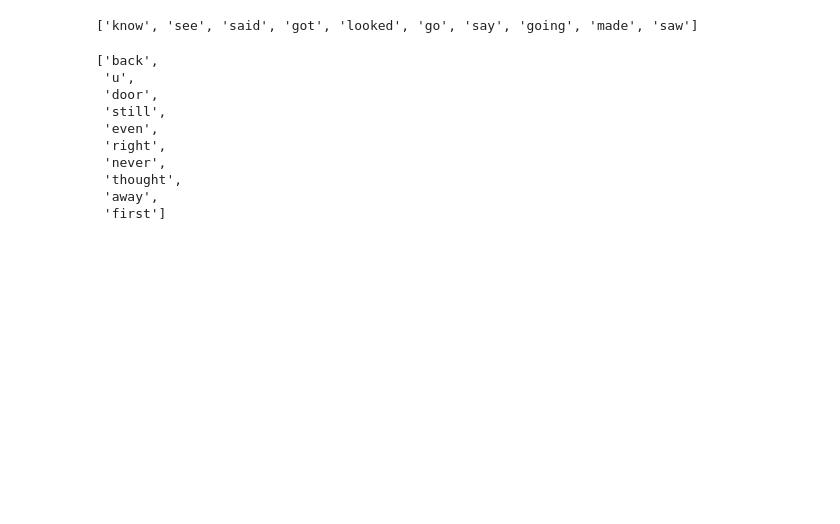
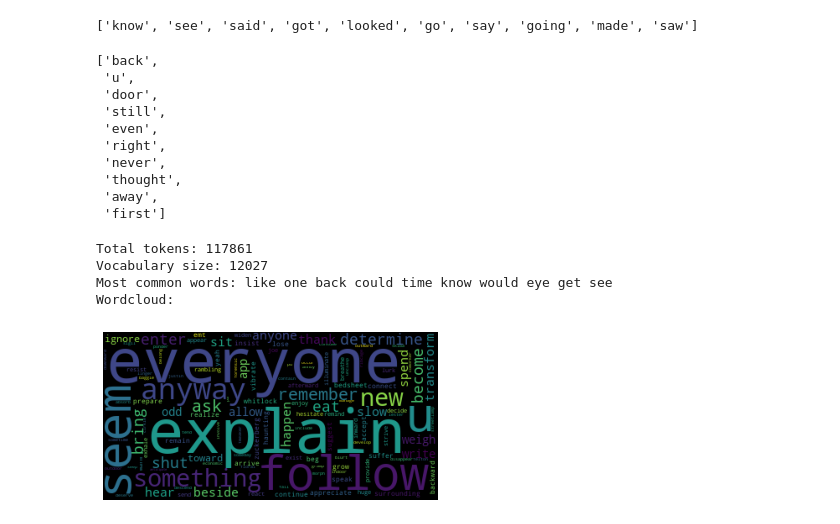
Before and after one commit to jpurquico/portfolio, a Jupyter notebook: reddit_corpus.ipynb, the cells around one changed output. Drawn from its saved outputs; the diff is of its cells as text; code cells hidden in the pictures; blank space fills up the shorter version.

Commit message:
added wordclouds

```diff
--- a/reddit_corpus.ipynb
+++ b/reddit_corpus.ipynb
@@ -254,3 +258,28 @@ sorted(modifier_dict, key=modifier_dict.get, reverse=True)[:10]
  'thought',
  'away',
  'first']
+# %%
+from collections import Counter
+import matplotlib.pyplot as plt
+from wordcloud import WordCloud
+
+def corpus_info(vocab):
+    #counter = Counter(word.lower() for word in corpus.words())
+    print("Total tokens:", sum(list(vocab.values())))
+    print("Vocabulary size:", len(vocab))
+    #print("Number of documents:", len(corpus.fileids()))
+    print("Most common words:", " ".join(sorted(vocab, key=vocab.get, reverse=True)[:10]))
+    #print("Most common words excluding stopwords:", " ".join([pair[0] for pair in counter.most_common(500) if pair[0].isalpha() and pair[0].lower() not in stopwords_set][:10]))
+    print("Wordcloud:")
+    wordcloud = WordCloud(stopwords = stopwords.words('english')).generate(" ".join(vocab.keys()))
+    plt.imshow(wordcloud)
+    plt.axis("off")
+    plt.show()
+# %%
+corpus_info(vocab)
+# %% [output]
+Total tokens: 117861
+Vocabulary size: 12027
+Most common words: like one back could time know would eye get see
+Wordcloud:
+[figure, added]
```
Also changed, not shown: parts of 11 cells of this notebook.
